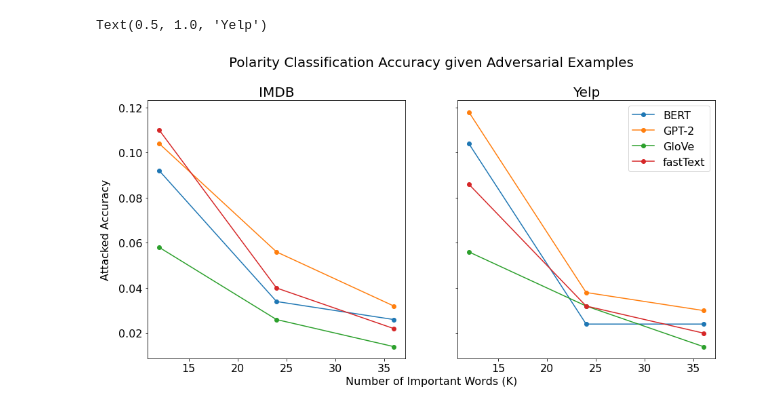
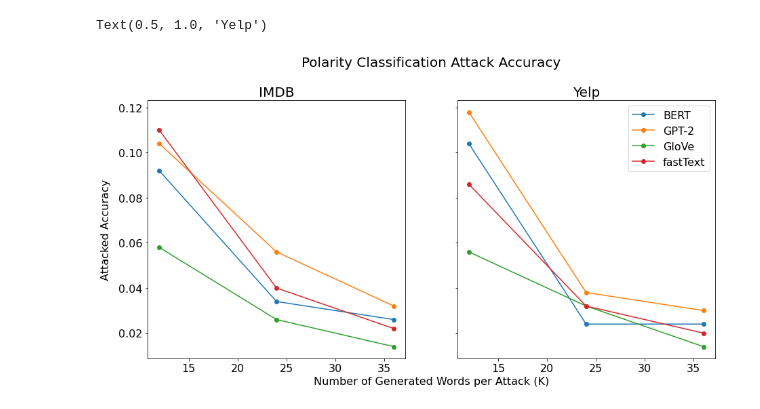
Before and after one commit to hannaxu/COS484-project, a Jupyter notebook: graphs.ipynb, the cells around one changed output. Cells and saved outputs as stored; diff of their text form; code cells hidden in the pictures.

```diff
--- a/graphs.ipynb
+++ b/graphs.ipynb
@@ -26,25 +26,25 @@ y3 = [
 # %%
 plt.rc('axes', titlesize=20)
 plt.rc('legend', fontsize=16)
 plt.rc('axes', labelsize=16)
 plt.rc('font', size=16)
 f, (ax1, ax2) = plt.subplots(1, 2, sharey=True, figsize=(15,7))
 for y in y1:
   ax1.plot(k, y, "-o")
 for y in y2:
   ax2.plot(k, y, "-o")
 plt.legend(model)
 
 f.add_subplot(111, frameon=False)
 # hide tick and tick label of the big axis
 plt.tick_params(labelcolor='none', which='both', top=False, bottom=False, left=False, right=False)
-plt.xlabel("Number of Important Words (K)")
-plt.title("Polarity Classification Accuracy given Adversarial Examples\n\n")
+plt.xlabel("Number of Generated Words per Attack (K)")
+plt.title("Polarity Classification Attack Accuracy\n\n")
 
 plt.ylabel("Attacked Accuracy\n")
 ax1.set_title("IMDB")
 ax2.set_title("Yelp")
 # %% [output]
 Text(0.5, 1.0, 'Yelp')
-[figure, old version]
+[figure, new version]
 # %%
```
Also changed, not shown: parts of 6 cells of this notebook.
